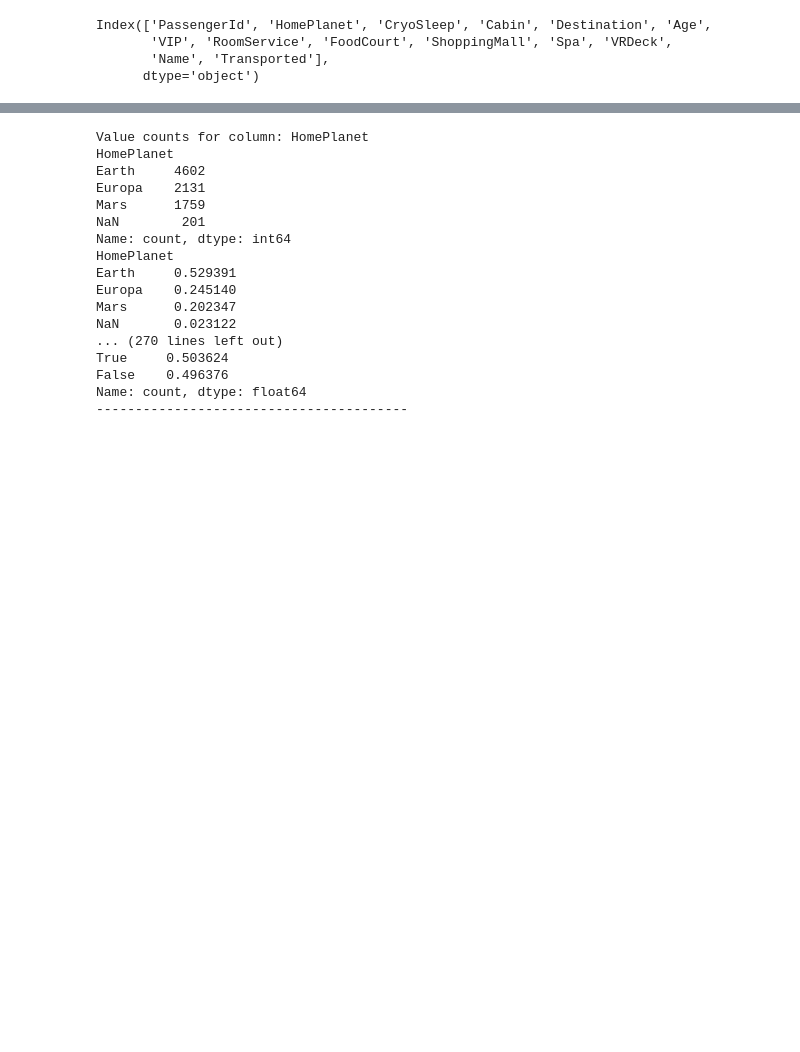
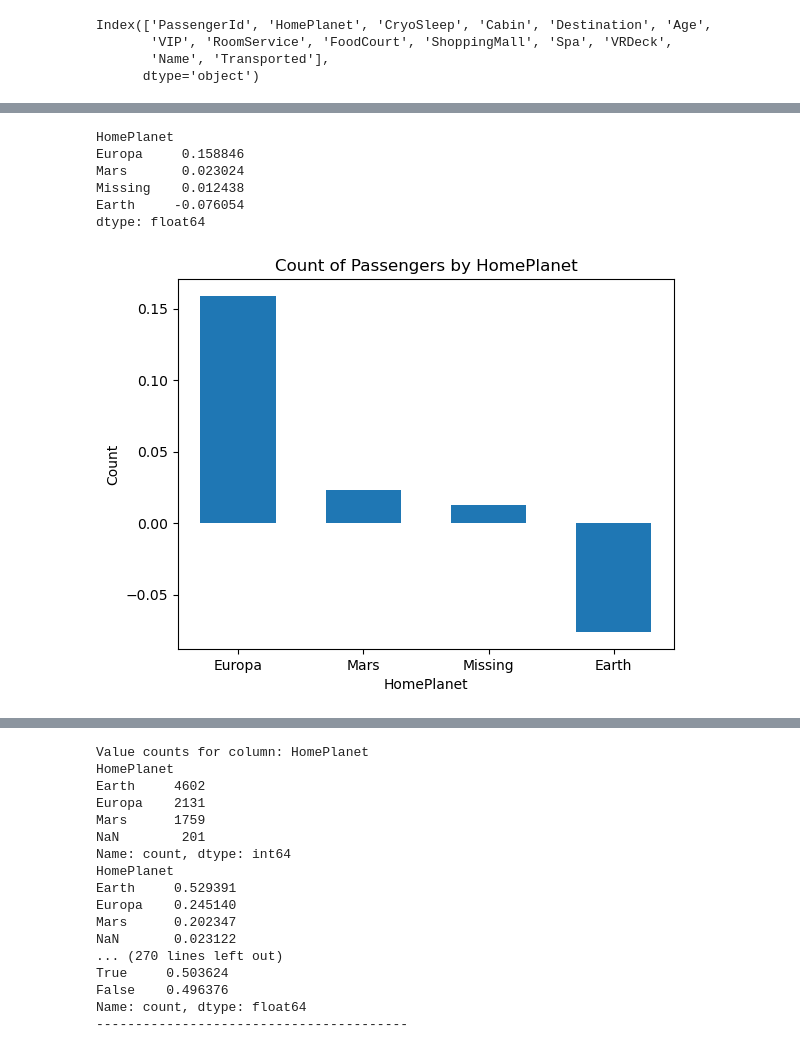
Before and after one commit to GeordieJones/kaggel_spaceship-titanic, a Jupyter notebook: third_model.ipynb, the cells around one changed output, grey strips where cells are left out. Cells and saved outputs as stored; diff of their text form; code cells hidden in the pictures; blank space fills up the shorter version.

```diff
--- a/third_model.ipynb
+++ b/third_model.ipynb
@@ -53 +54,21 @@ Mars      0.207136
 Name: count, dtype: float64
+# %%
+transported_true = train_df[train_df['Transported'] == True]
+transported_counts = transported_true.groupby('HomePlanet').size()
+percentages = transported_counts/counts
+homeplanet_map = percentages.sort_values(ascending=False)
+distance_from_random = homeplanet_map - 0.5
+print(distance_from_random)
+plt.bar(distance_from_random.index, distance_from_random.values, width=0.6)
+plt.xlabel('HomePlanet')
+plt.ylabel('Count')
+plt.title('Count of Passengers by HomePlanet')
+plt.show()
+# %% [output]
+HomePlanet
+Europa     0.158846
+Mars       0.023024
+Missing    0.012438
+Earth     -0.076054
+dtype: float64
+[figure, added]
```
Also changed, not shown: parts of 6 cells of this notebook.
